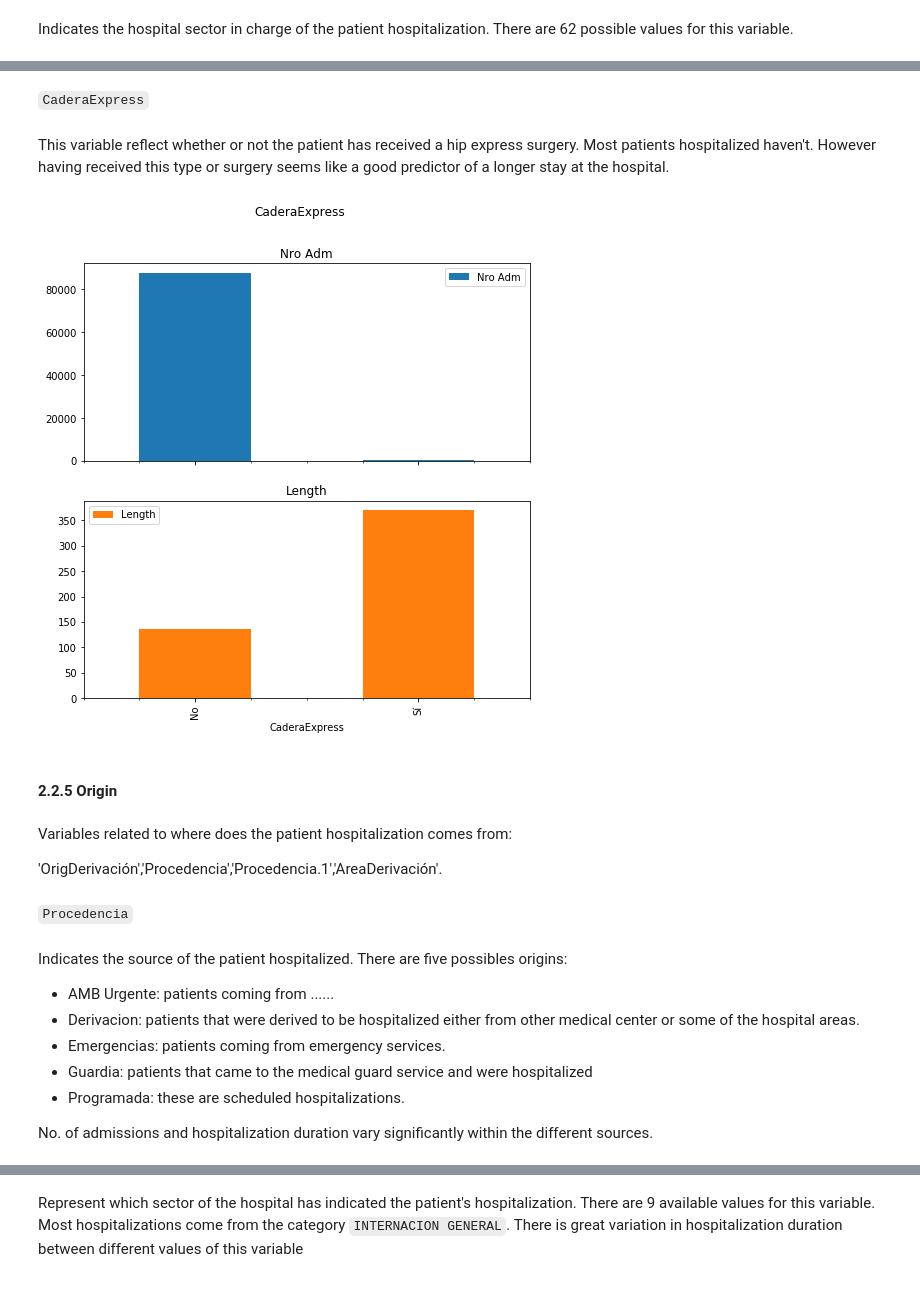
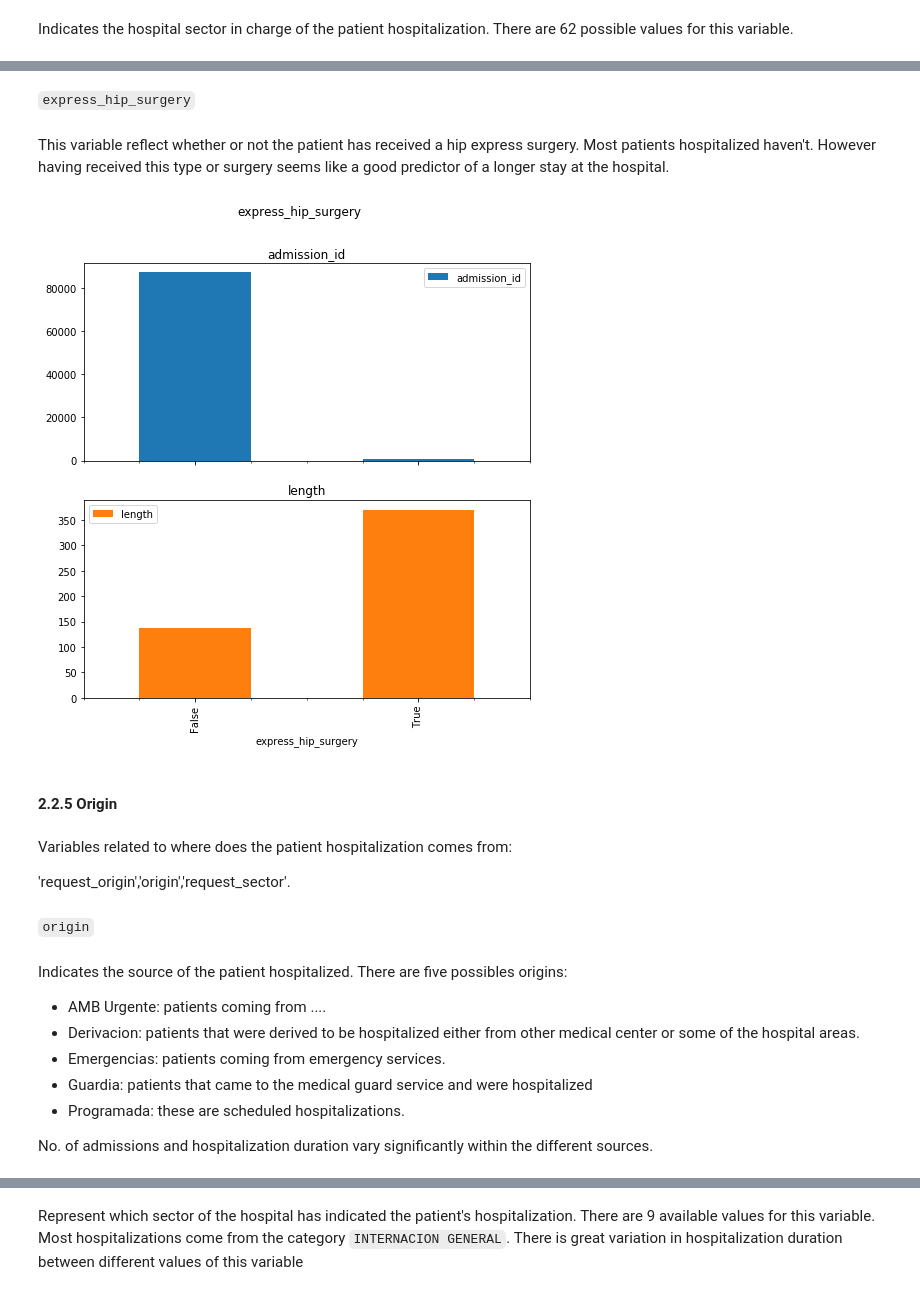
Before and after one commit to josedallavia/A-Machine-Learning-Approach-for-Optimization-of-Hospital-Bed-Utilization, a Jupyter notebook: Exploratory.ipynb, the cells around one changed output, grey strips where cells are left out. Saved outputs shown, nothing was run; the diff lists cells and outputs as text; code cells hidden in the pictures.

```diff
--- a/Exploratory.ipynb
+++ b/Exploratory.ipynb
@@ -256,0 +280,2 @@ internaciones['Nro Adm'].nunique()/internaciones['Fec Adm'].nunique()
+# %%
+hospitalizations = hospitalizations.loc[~hospitalizations['discharge_date'].isna()]
@@ -257,30 +287,33 @@ internaciones['Nro Adm'].nunique()/internaciones['Fec Adm'].nunique()
+# %%
+hospitalizations['discharge_datetime'] = pd.to_datetime(
+                                            hospitalizations['discharge_date'].map(str)+" "+
+                                            hospitalizations['discharge_time'].map(str),
+                                            errors='ignore'
+                                            )
 # %%
-internaciones['Adm_datetime'] = pd.to_datetime(internaciones['Fec Adm'].map(str) +" "+ internaciones['Hora Adm'])
-internaciones['Alta_datetime'] = pd.to_datetime(internaciones['Fec Alta'].map(str) +" "+ internaciones['Hora Alta'])
+#hospitalizations['admission_timestamp'] = hospitalizations['admission_datetime'].astype('int64') // 10**9
+#hospitalizations['discharge_timestamp'] = hospitalizations['discharge_datetime'].astype('int64') // 10**9
 
-internaciones['Adm_timestamp'] = internaciones['Adm_datetime'].astype('int64') // 10**9
-internaciones['Alta_timestamp'] = internaciones['Alta_datetime'].astype('int64') // 10**9
-
-internaciones['Length'] = (internaciones['Alta_datetime']-internaciones['Adm_datetime']).astype('timedelta64[h]')
+hospitalizations['length'] = (hospitalizations['discharge_datetime']-hospitalizations['admission_datetime']).astype('timedelta64[h]')
 
 #Avg length
 print( 'Avg hospitalization duration: ')
-print(internaciones['Length'].mean())
+print(hospitalizations['length'].mean())
 #Legth std
 print( 'Std. Devation hospitalization duration: ')
-print(internaciones['Length'].std())
+print(hospitalizations['length'].std())
 
 print( 'Variation coefficient hospitalization duration: ')
 #Variation coefficient
-print((internaciones['Length'].std()) / (internaciones['Length'].mean()) )
+print((hospitalizations['length'].std()) / (hospitalizations['length'].mean()) )
 
 print('Maximum hospitalization duration: ')
 #Variation coefficient
-print((internaciones['Length'].max()))
+print((hospitalizations['length'].max()))
 
 print( 'Minimum hospitalization duration: ')
 #Variation coefficient
-print((internaciones['Length'].min()))
+print((hospitalizations['length'].min()))
 # %% [output]
 Avg hospitalization duration:
 138.41739626082992
@@ -446,16 +476,16 @@ Patients who are hospitalized during weekends, have a significantly larger stay
 `Hospital activity over time`
 # %%
 import datetime
-internaciones['Adm_year_month'] = internaciones['Adm_datetime'].map(lambda x: str(x.year)+'_'+str(x.month))
-labels = internaciones[internaciones['Adm_datetime'].dt.date < datetime.date(2019,11,1)]['Adm_year_month'].unique()
+hospitalizations['admission_year_month'] = hospitalizations['admission_datetime'].map(lambda x: str(x.year)+'_'+str(x.month))
+labels = hospitalizations[hospitalizations['admission_datetime'].dt.date < datetime.date(2019,11,1)]['admission_year_month'].unique()
 
-internaciones['Alta_year_month'] = internaciones['Alta_datetime'].map(lambda x: str(x.year)+'_'+str(x.month))
+hospitalizations['discharge_year_month'] = hospitalizations['discharge_datetime'].map(lambda x: str(x.year)+'_'+str(x.month))
 
-labels2 = internaciones[internaciones['Alta_datetime'].dt.date < datetime.date(2019,11,1)]['Alta_year_month'].unique()
+labels2 = hospitalizations[hospitalizations['discharge_datetime'].dt.date < datetime.date(2019,11,1)]['discharge_year_month'].unique()
 
-monthly_admissions = internaciones[internaciones['Adm_datetime'].dt.date < datetime.date(2019,11,1)].groupby(
-    by= 'Adm_year_month',
-    as_index=False)['Nro Adm'].count()
+monthly_admissions = hospitalizations[hospitalizations['admission_datetime'].dt.date < datetime.date(2019,11,1)].groupby(
+    by= 'admission_year_month',
+    as_index=False)['admission_id'].count()
 
 ax = monthly_admissions.plot.line(
                             title='No. of admissions over time',
@@ -589,23 +642,23 @@ plot_top_categories(internaciones, 'Servicio Responsable',62,(15,8),'Servicio Re
 # %% [markdown]
-`CaderaExpress`
+`express_hip_surgery`
 # %% [markdown]
 This variable reflect whether or not the patient has received a hip express surgery. Most patients hospitalized haven't. However having received this type or surgery seems like a good predictor of a longer stay at the hospital.
 # %%
-plot_top_categories(internaciones, 'CaderaExpress',2,(8,8),'CaderaExpress')
+plot_top_categories(hospitalizations, 'express_hip_surgery',2,(8,8),'express_hip_surgery')
 # %% [output]
-[figure, old version]
+[figure, new version]
 # %% [markdown]
 #### 2.2.5 Origin
 # %% [markdown]
 Variables related to where does the patient hospitalization comes from:
 
-'OrigDerivación','Procedencia','Procedencia.1','AreaDerivación'.
+'request_origin','origin','request_sector'.
 # %% [markdown]
-`Procedencia`
+`origin`
 # %% [markdown]
 Indicates the source of the patient hospitalized.
 There are five possibles origins:
-* AMB Urgente: patients coming from ......
+* AMB Urgente: patients coming from ....
 * Derivacion: patients that were derived to be hospitalized either from other medical center or some of the hospital areas.
 * Emergencias: patients coming from emergency services.
 * Guardia: patients that came to the medical guard service and were hospitalized
```
Also changed, not shown: parts of 100 cells of this notebook.
